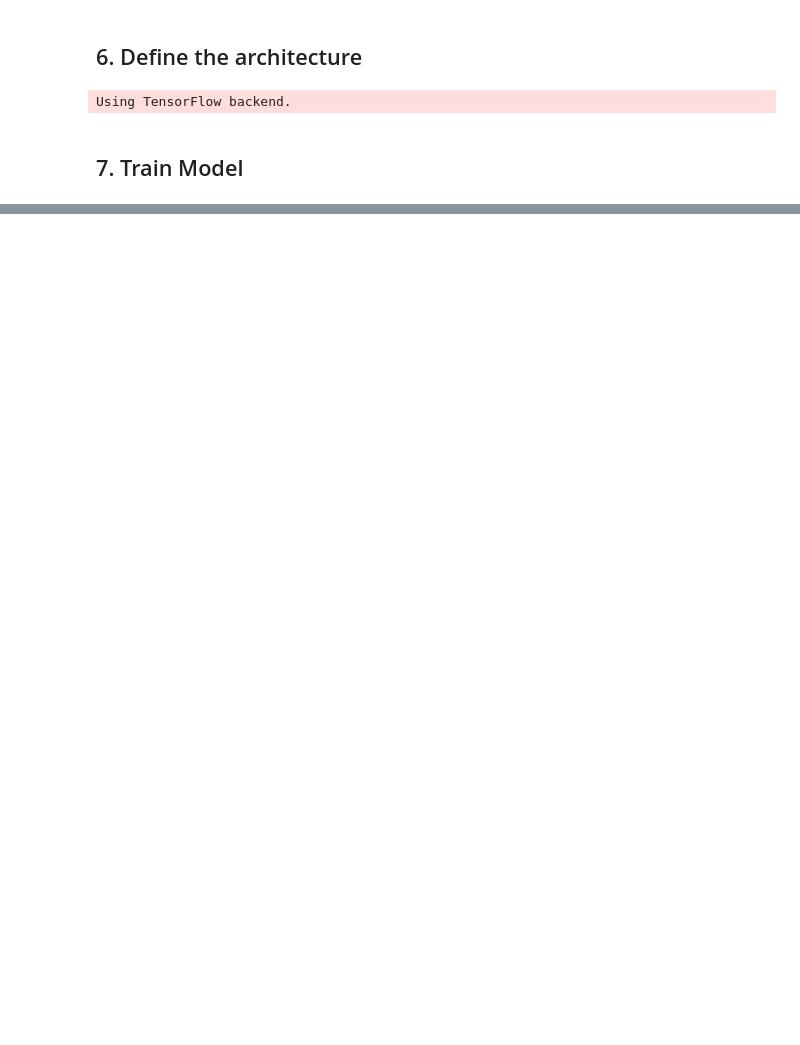
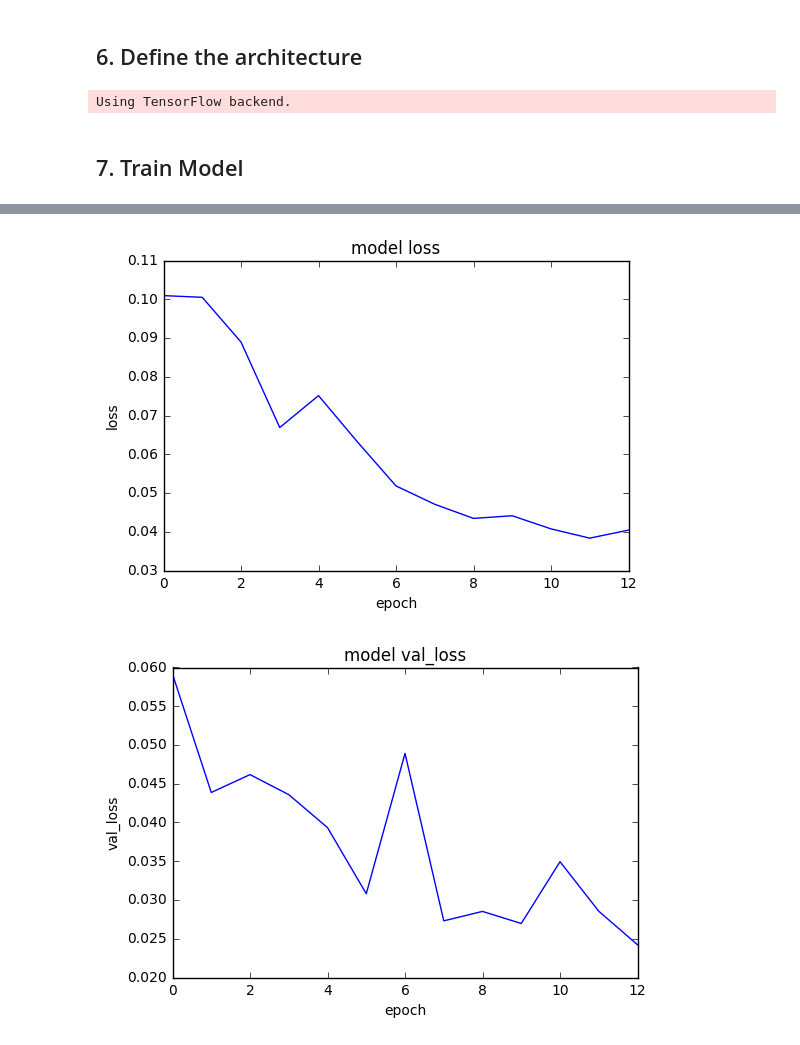
Before and after one commit to sosegon/udacity-projects, a Jupyter notebook: Behavioral cloning.ipynb, the cells around one changed output, grey strips where cells are left out. Saved outputs shown, nothing was run; the diff lists cells and outputs as text; code cells hidden in the pictures; blank space fills up the shorter version.

Commit message:
feat: Added succesful model

```diff
--- a/Behavioral cloning.ipynb
+++ b/Behavioral cloning.ipynb
@@ -416,18 +416,13 @@ def getFeaturesTargets(Xpath, y):
     return np.array(feats), np.array(targets)
 # %%
 import json
-from keras.callbacks import ModelCheckpoint
 
-learning_rate = 0.0012
-training_size = 1800
-batch_size = 600
-epochs = 16
+learning_rate = 0.001
+training_size = 3200
+batch_size = 1600
+epochs = 13
 
 model = get_model(learning_rate)
-print("*****************Model summary*****************")
-#print(model.summary())
-
-checkpoint = ModelCheckpoint("model-{epoch:02d}.h5", verbose=1, save_best_only=False)
 
 history =  model.fit_generator(
         generator(X_train, y_train, batch_size),
@@ -461,0 +457,2 @@ Epoch 10/16
+[figure, added]
+[figure, added]
```
Also changed, not shown: parts of 5 cells of this notebook, 4 other files.
